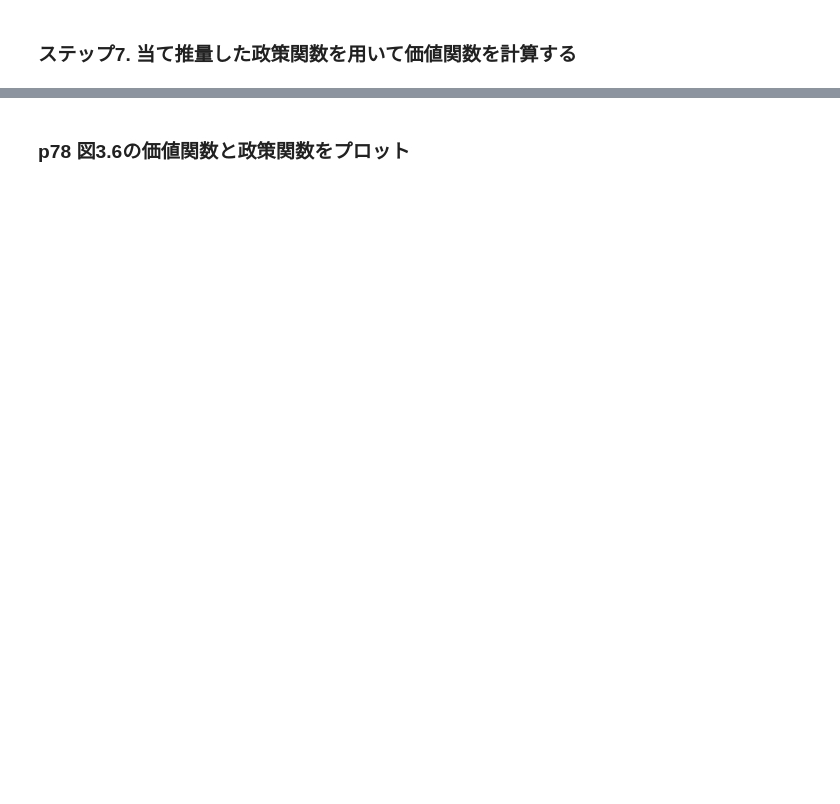
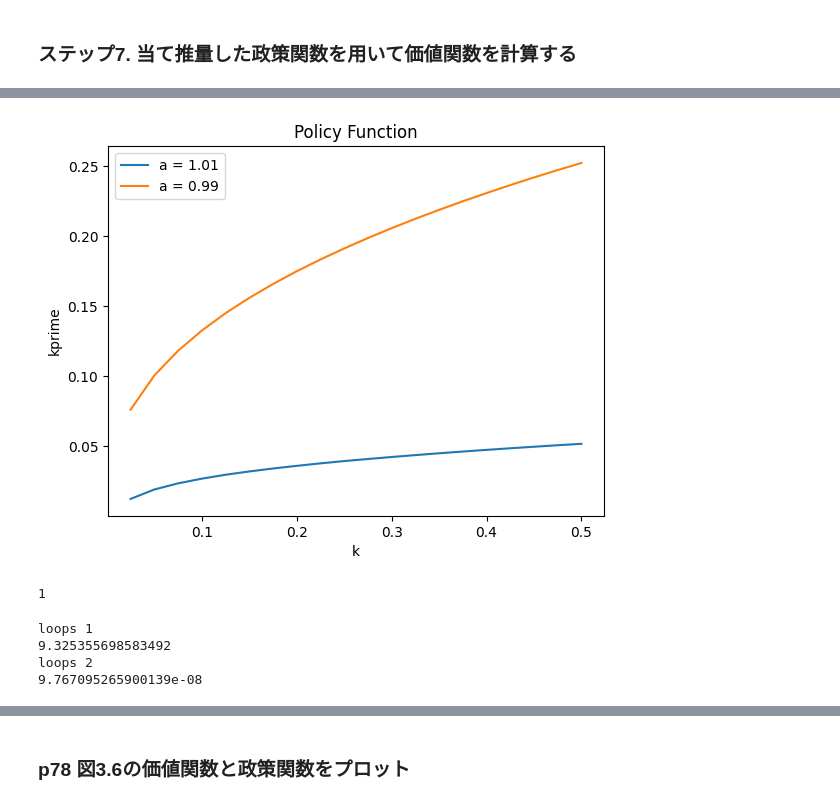
Before and after one commit to tomoyahiroe/quant-macro-workshop, a Jupyter notebook: src/ch3/PFI_stochastic.ipynb, the cells around one changed output, grey strips where cells are left out. Saved outputs shown, nothing was run; the diff lists cells and outputs as text; code cells hidden in the pictures; blank space fills up the shorter version.

```diff
--- a/src/ch3/PFI_stochastic.ipynb
+++ b/src/ch3/PFI_stochastic.ipynb
@@ -206,0 +141,32 @@ vf_old
+# %%
+# 価値関数を所与として政策関数を更新する関数
+def update_pf(params: Parameters, calc_wealth: Callable,
+            rhs_bellman: Callable, utility: Callable, vf: Callable):
+    pf_new_grid = np.zeros((params.ksize, params.A.size))
+
+    def wrap_rhs_bellman(kprime: float, params: Callable, wealth: float,
+                        a: float, utility: Callable, vf: Callable):
+        if wealth < kprime: # 消費が負になる場合はペナルティを与える
+            return 10**5 + kprime
+        return - rhs_bellman(params, wealth, kprime, a, utility, vf)
+
+    for i, K in enumerate(params.k_grid):
+        for l, a in enumerate(params.A):
+            wealth = calc_wealth(params, K, a)
+            pf_new_grid[i, l] = fmin(wrap_rhs_bellman,
+                                    x0 = [params.k_grid[i]],
+                                    args = (params, wealth, a, utility, vf),
+                                    disp=False)
+    return pf_new_grid
+# %%
+# 政策関数を所与として価値関数を更新する関数を確認のためにプロット
+params.A = np.array([1.01, 0.99])
+pf_test = update_pf(params, wealth, rhs_bellman, utility, vf_test)
+fig, ax = plt.subplots()
+for l, a in enumerate(params.A):
+    ax.plot(params.k_grid, pf_test[:, l], label = f"a = {a}")
+ax.set(xlabel = 'k', ylabel = 'kprime', title = 'Policy Function')
+ax.legend()
+plt.show()
+# %% [output]
+[figure, added]
@@ -206,0 +217,9 @@ vf_old
+# %%
+vf_new, kprime_g1_grid, params = PFI(params, update_vf, update_pf, is_converged, utility,
+                                    wealth, rhs_bellman, kprime_g0_grid)
+# %% [output]
+1
+loops 1
+9.325355698583492
+loops 2
+9.767095265900139e-08
```
Also changed, not shown: parts of 22 cells of this notebook.
